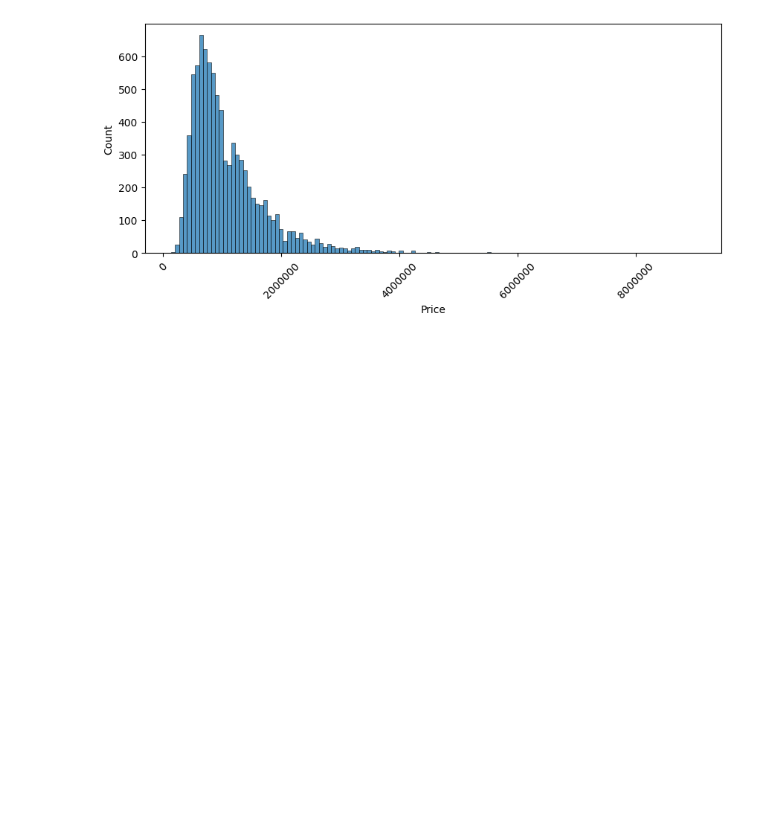
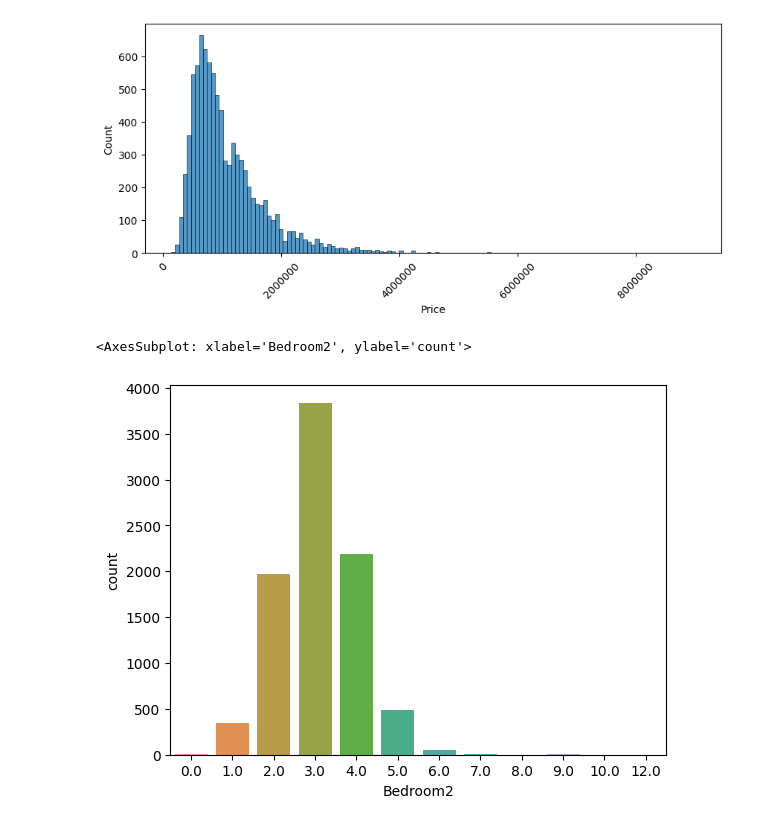
Before and after one commit to Jholman-Andres-Cuartas/curso_analisis_Jholman_cuartas, a Jupyter notebook: m5-visualizacion/seaborn/Notebooks/4.Seaborn_melbourne.ipynb, the cells around one changed output. Cells and saved outputs as stored; diff of their text form; code cells hidden in the pictures; blank space fills up the shorter version.

```diff
--- a/m5-visualizacion/seaborn/Notebooks/4.Seaborn_melbourne.ipynb
+++ b/m5-visualizacion/seaborn/Notebooks/4.Seaborn_melbourne.ipynb
@@ -222,3 +222,8 @@ plt.ticklabel_format(style='plain', axis='x')
 plt.xticks(rotation=45);
 # %% [output]
 [figure]
+# %%
+sns.countplot(data=df, x='Bedroom2')
+# %% [output]
+<AxesSubplot: xlabel='Bedroom2', ylabel='count'>
+[figure, added]
```
Also changed, not shown: parts of 4 cells of this notebook.
